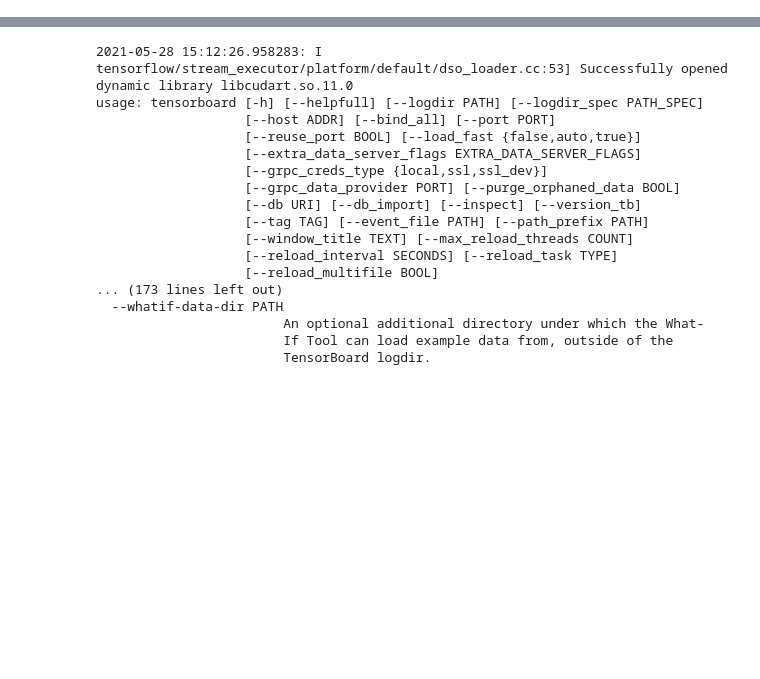
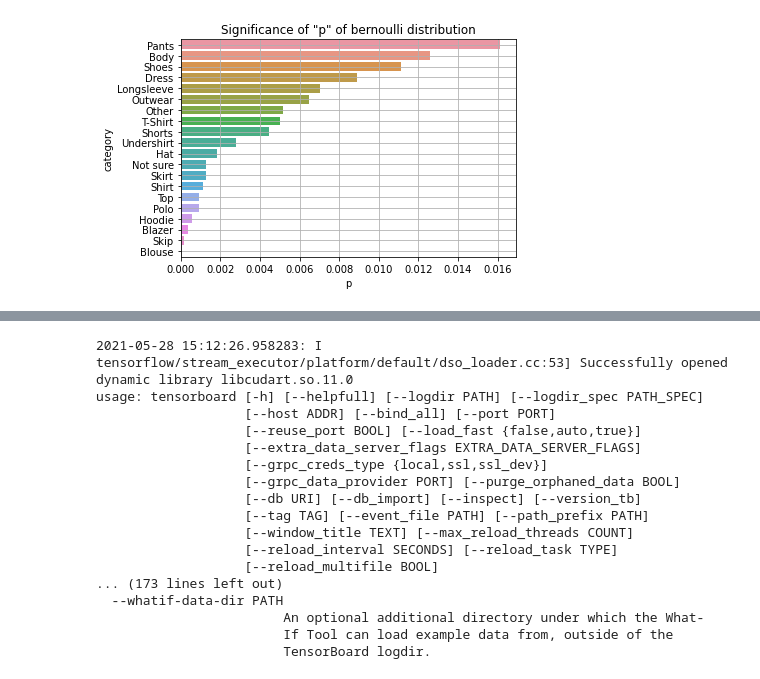
Before and after one commit to Jakubelo/ClothesClassifier, a Jupyter notebook: CVClothesClassification.ipynb, the cells around one changed output, grey strips where cells are left out. Drawn from its saved outputs; the diff is of its cells as text; code cells hidden in the pictures; blank space fills up the shorter version.

```diff
--- a/CVClothesClassification.ipynb
+++ b/CVClothesClassification.ipynb
@@ -37,0 +57,37 @@ from torch.utils.tensorboard import SummaryWriter as SW
+# %%
+def bernoulli(data, category:str):
+  '''data = (categories_list, k_label)'''
+  i = 0
+  all_in_category = 0
+  for row_index in range(len(data[0])):
+    if data[0][row_index] == category and data[1][row_index]:
+      i+=1
+
+    all_in_category+=1
+
+  return i/all_in_category
+
+def bernoulli_list(data:pd.DataFrame,
+                   categories_column:str,
+                   k_labels:str):
+  li_of_p = []
+  categories = data[categories_column].unique()
+  data_for_func = (data[categories_column].values, data[k_labels].values)
+  for category in categories:
+    li_of_p.append(
+        bernoulli(data_for_func, category)
+        )
+
+  return pd.DataFrame({
+      'p':li_of_p,
+      'category':categories
+      }).sort_values(by='p', ascending=False).reset_index()
+# %%
+bernoulli_dist = bernoulli_list(df, 'label', 'kids')
+
+sns.barplot(x=bernoulli_dist.p, y=bernoulli_dist.category, orient='h')
+plt.title('Significance of "p" of bernoulli distribution')
+plt.grid()
+plt.show()
+# %% [output]
+[figure, added]
```
Also changed, not shown: parts of 15 cells of this notebook.
